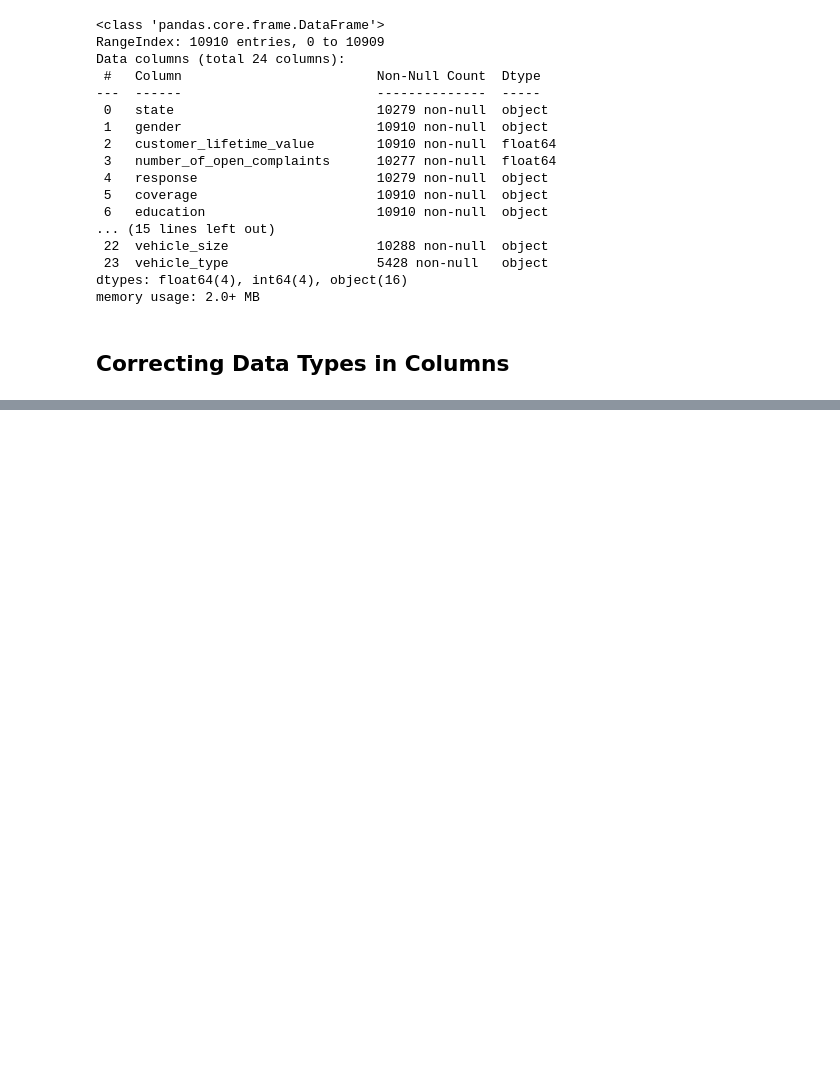
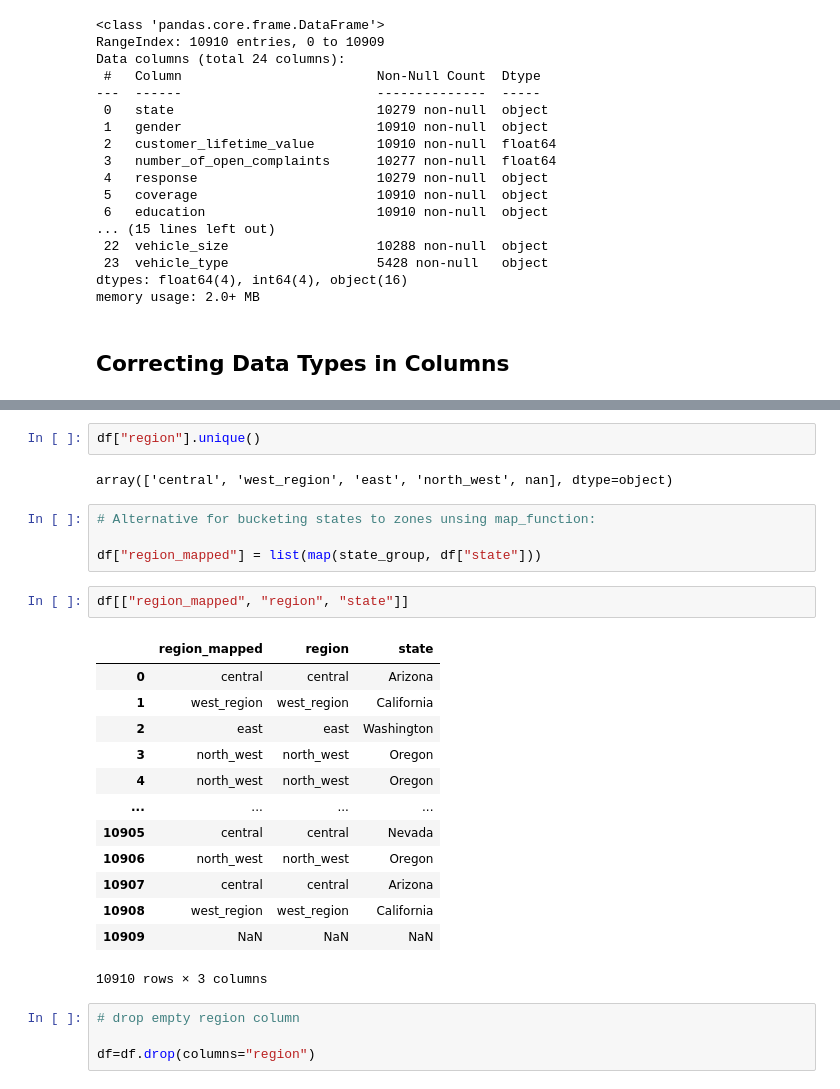
Before and after one commit to JuliaIron/IronJulia, a Jupyter notebook: Labs/9 Panda Case Study/Lab_Customer_Analysis_Case_Study_Round2.ipynb, the cells around one changed output, grey strips where cells are left out. Saved outputs shown, nothing was run; the diff lists cells and outputs as text; blank space fills up the shorter version.

```diff
--- a/Labs/9 Panda Case Study/Lab_Customer_Analysis_Case_Study_Round2.ipynb
+++ b/Labs/9 Panda Case Study/Lab_Customer_Analysis_Case_Study_Round2.ipynb
@@ -201,0 +393,28 @@ dtype: object
+# %%
+df["region"].unique()
+# %% [output]
+array(['central', 'west_region', 'east', 'north_west', nan], dtype=object)
+# %%
+# Alternative for bucketing states to zones unsing map_function:
+
+df["region_mapped"] = list(map(state_group, df["state"]))
+# %%
+df[["region_mapped", "region", "state"]]
+# %% [output]
+|  | region_mapped | region | state |
+| 0 | central | central | Arizona |
+| 1 | west_region | west_region | California |
+| 2 | east | east | Washington |
+| 3 | north_west | north_west | Oregon |
+| 4 | north_west | north_west | Oregon |
+| ... | ... | ... | ... |
+| 10905 | central | central | Nevada |
+| 10906 | north_west | north_west | Oregon |
+| 10907 | central | central | Arizona |
+| 10908 | west_region | west_region | California |
+| 10909 | NaN | NaN | NaN |
+10910 rows × 3 columns
+# %%
+# drop empty region column
+
+df=df.drop(columns="region")
```
Also changed, not shown: parts of 23 cells of this notebook.
